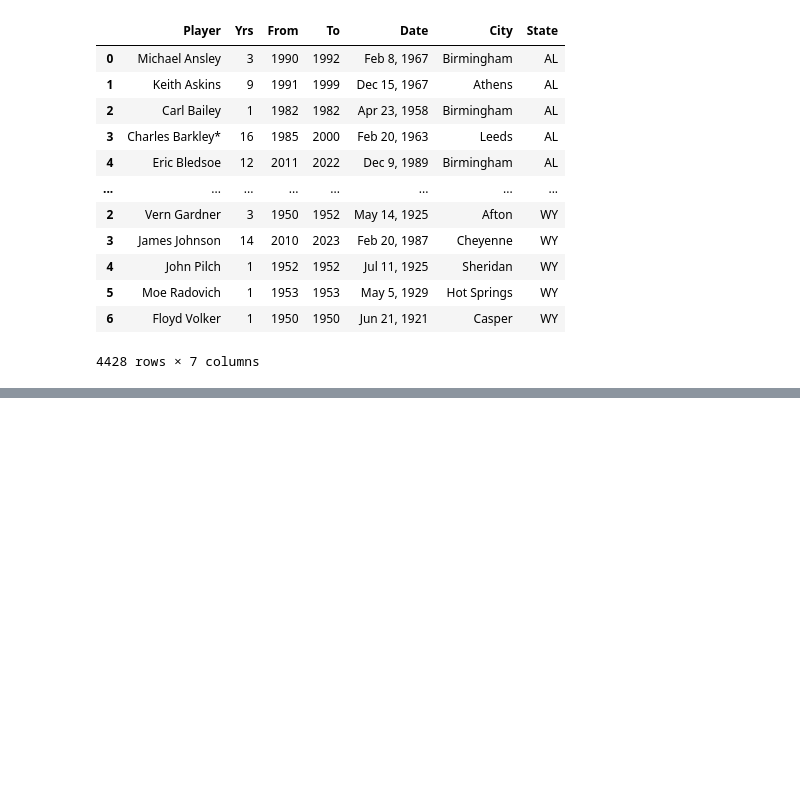
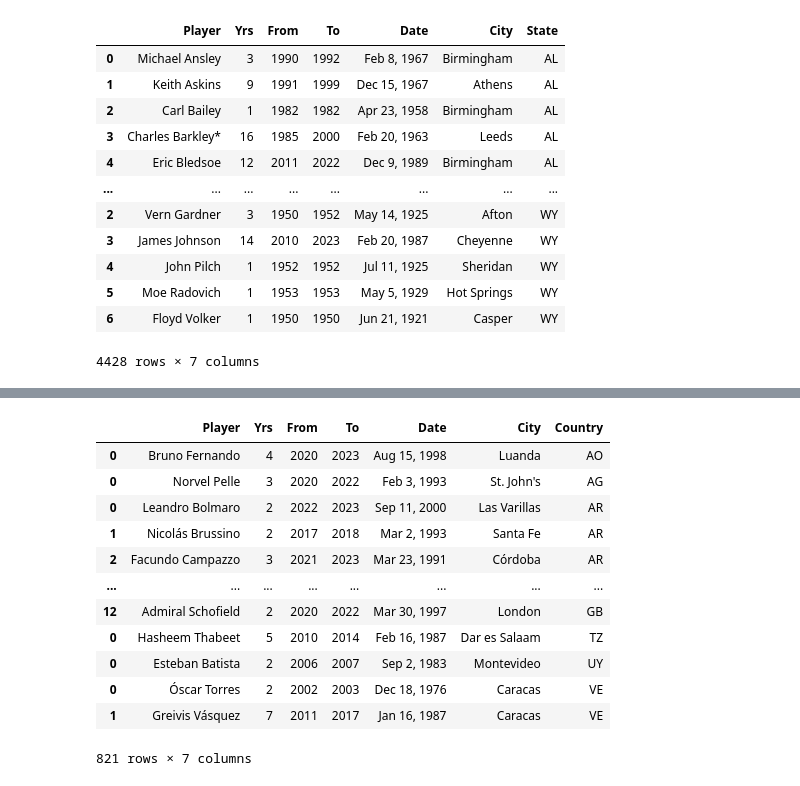
Before and after one commit to meeyoungPH/nba_superlatives, a Jupyter notebook: biometrics/birth.ipynb, the cells around one changed output, grey strips where cells are left out. Saved outputs shown, nothing was run; the diff lists cells and outputs as text; code cells hidden in the pictures; blank space fills up the shorter version.

```diff
--- a/biometrics/birth.ipynb
+++ b/biometrics/birth.ipynb
@@ -104,0 +216,18 @@ birth_data.to_csv('output/us_born.csv')
+# %%
+co_cols = ['Player','Yrs','From','To','Date','City','Country']
+co_birth_data = co_birth_data.loc[:,co_cols]
+co_birth_data
+# %% [output]
+|  | Player | Yrs | From | To | Date | City | Country |
+| 0 | Bruno Fernando | 4 | 2020 | 2023 | Aug 15, 1998 | Luanda | AO |
+| 0 | Norvel Pelle | 3 | 2020 | 2022 | Feb 3, 1993 | St. John's | AG |
+| 0 | Leandro Bolmaro | 2 | 2022 | 2023 | Sep 11, 2000 | Las Varillas | AR |
+| 1 | Nicolás Brussino | 2 | 2017 | 2018 | Mar 2, 1993 | Santa Fe | AR |
+| 2 | Facundo Campazzo | 3 | 2021 | 2023 | Mar 23, 1991 | Córdoba | AR |
+| ... | ... | ... | ... | ... | ... | ... | ... |
+| 12 | Admiral Schofield | 2 | 2020 | 2022 | Mar 30, 1997 | London | GB |
+| 0 | Hasheem Thabeet | 5 | 2010 | 2014 | Feb 16, 1987 | Dar es Salaam | TZ |
+| 0 | Esteban Batista | 2 | 2006 | 2007 | Sep 2, 1983 | Montevideo | UY |
+| 0 | Óscar Torres | 2 | 2002 | 2003 | Dec 18, 1976 | Caracas | VE |
+| 1 | Greivis Vásquez | 7 | 2011 | 2017 | Jan 16, 1987 | Caracas | VE |
+821 rows × 7 columns
```
Also changed, not shown: parts of 8 cells of this notebook, 1 other file.
